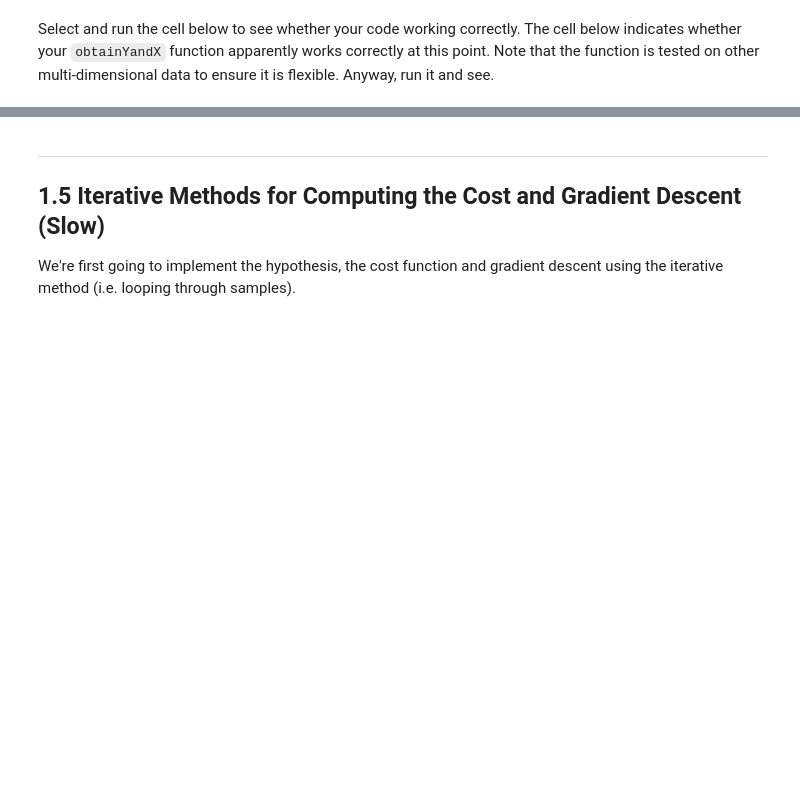
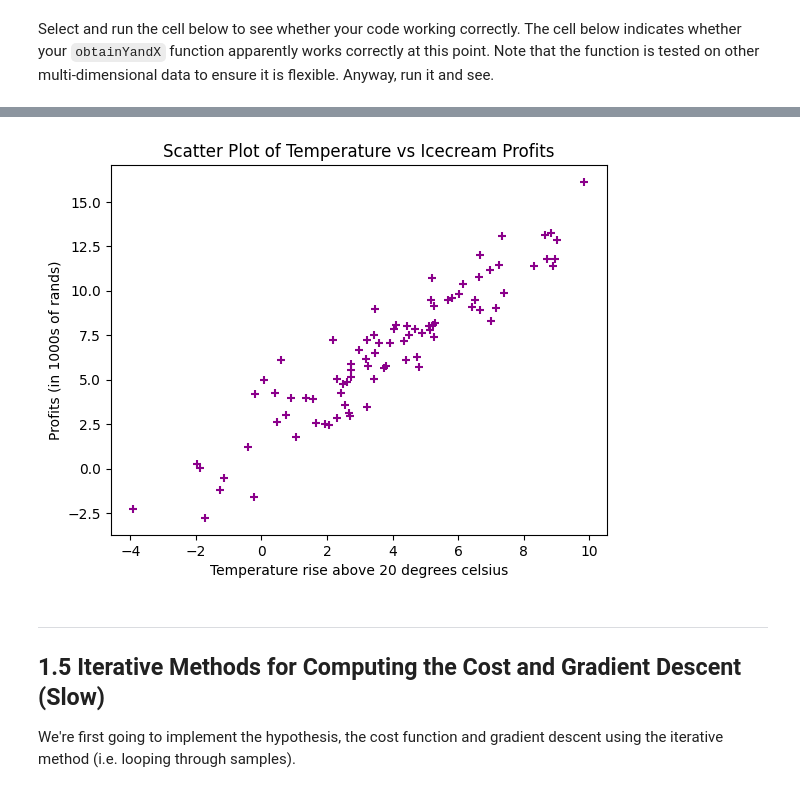
Before and after one commit to ruvarashecodes/Machine-Learning, a Jupyter notebook: CSC312 - Assignment 1 - Linear Regression_ex.ipynb, the cells around one changed output, grey strips where cells are left out. Drawn from its saved outputs; the diff is of its cells as text; code cells hidden in the pictures; blank space fills up the shorter version.

```diff
--- a/CSC312 - Assignment 1 - Linear Regression_ex.ipynb
+++ b/CSC312 - Assignment 1 - Linear Regression_ex.ipynb
@@ -103,9 +121,10 @@ def obtainNandM(data):
     m = 0 #Set this correctly below
 
     #Fill in below
+    m = np.shape(data)[0]
+    n = (np.shape(data)[1]) - 1
+    #Stop filling in here
 
-
-    #Stop filling in here
     return n,m
 
 N,M = obtainNandM(DATA)
@@ -163,7 +210,8 @@ def obtainYandX(data):
     y = 0 #Set this correctly below
 
     #Fill in below
-
+    x = data[:,1:]
+    y = data[:,0:1]
 
     #Stop filling in here
     return y,x
@@ -210,18 +278,24 @@ If you did it correctly, you should see a plot that is somewhat similar to the F
 # %%
 #Fill in below Import any libraries you may need for plotting inside the function here
 import matplotlib.pyplot as plt
 #Stop filling in here
 
 
 def drawGraph(y,x):
     #Fill in below
-
+    plt.scatter(x,y , color="darkmagenta" , marker = '+')
+    plt.title("Scatter Plot of Temperature vs Icecream Profits")
+    plt.xlabel("Temperature rise above 20 degrees celsius")
+    plt.ylabel("Profits (in 1000s of rands)")
+    plt.show
     #Stop filling in here
 
 
     return
 
 drawGraph(Y,X)
+# %% [output]
+[figure, added]
 # %% [markdown]
 ***
 
```
Also changed, not shown: parts of 57 cells of this notebook.
